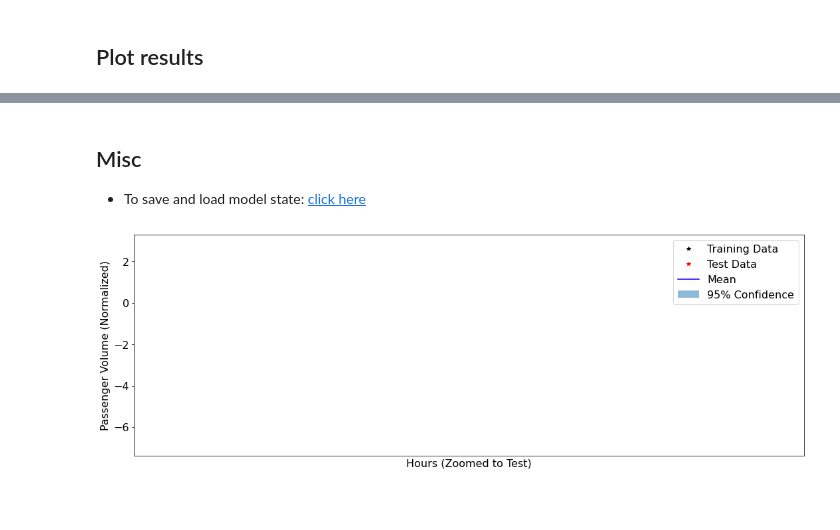
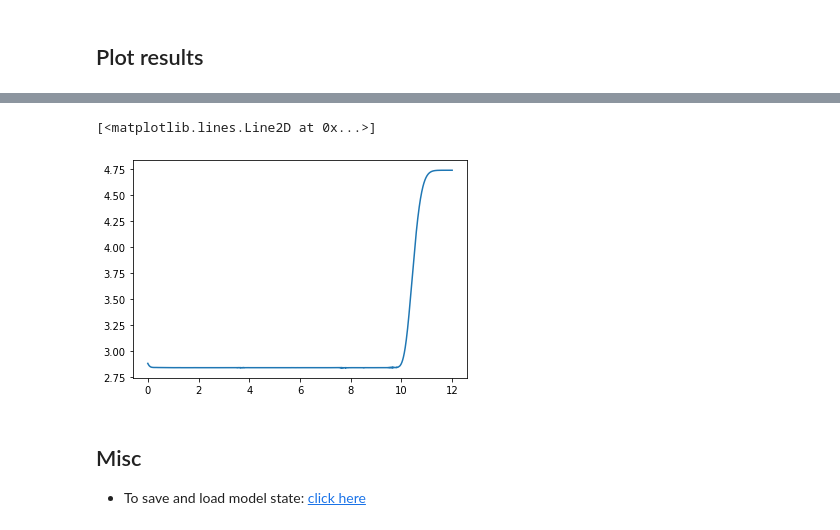
Before and after one commit to noamsgl/msc, a Jupyter notebook: notebooks/demos/demo_GP_workflow.ipynb, the cells around one changed output, grey strips where cells are left out. Drawn from its saved outputs; the diff is of its cells as text; code cells hidden in the pictures; blank space fills up the shorter version.

```diff
--- a/notebooks/demos/demo_GP_workflow.ipynb
+++ b/notebooks/demos/demo_GP_workflow.ipynb
@@ -189,36 +196,8 @@ with torch.no_grad():
+# %%
+plt.plot(test_x_f, upper - lower)
+# %% [output]
+[<matplotlib.lines.Line2D at 0x...>]
+[figure, added]
 # %% [markdown]
 ## Misc
 * To save and load model state: [click here](https://github.com/cornellius-gp/gpytorch/blob/master/examples/00_Basic_Usage/Saving_and_Loading_Models.ipynb)
-# %%
-
-plt.subplots(figsize=(15, 15), sharex=True, sharey=True)
-ax = plt.subplot(3, 1, 1)
-
-with torch.no_grad():
-    # Initialize plot
-#         f, ax = plt.subplots(1, 1, figsize=(16, 12))
-
-    # Get upper and lower confidence bounds
-    lower = observed_pred.mean - varz.sqrt() * 1.98
-    upper = observed_pred.mean + varz.sqrt() * 1.98
-
-    # Plot training data as black stars
-    ax.plot(train_x.detach().cpu().numpy(), train_y.detach().cpu().numpy(), 'k*')
-    ax.plot(test_x.detach().cpu().numpy(), test_y.detach().cpu().numpy(), 'r*')
-    # Plot predictive means as blue line
-    ax.plot(test_x_f.detach().cpu().numpy(), (observed_pred.mean).detach().cpu().numpy(), 'b')
-    # Shade between the lower and upper confidence bounds
-    ax.fill_between(test_x_f.detach().cpu().squeeze().numpy(), lower.detach().cpu().numpy(), upper.detach().cpu().numpy(), alpha=0.5)
-#     ax.set_ylim([-3, 3])
-    ax.legend(['Training Data', 'Test Data', 'Mean', '95% Confidence'], fontsize=16)
-    ax.tick_params(axis='both', which='major', labelsize=16)
-    ax.tick_params(axis='both', which='minor', labelsize=16)
-    ax.set_ylabel('Passenger Volume (Normalized)', fontsize=16)
-    ax.set_xlabel('Hours (Zoomed to Test)', fontsize=16)
-    ax.set_xticks([])
-
-    plt.xlim([1250, 1680])
-
-plt.tight_layout()
-# %% [output]
-[figure, removed]
```
Also changed, not shown: parts of 10 cells of this notebook, 1 other file.
